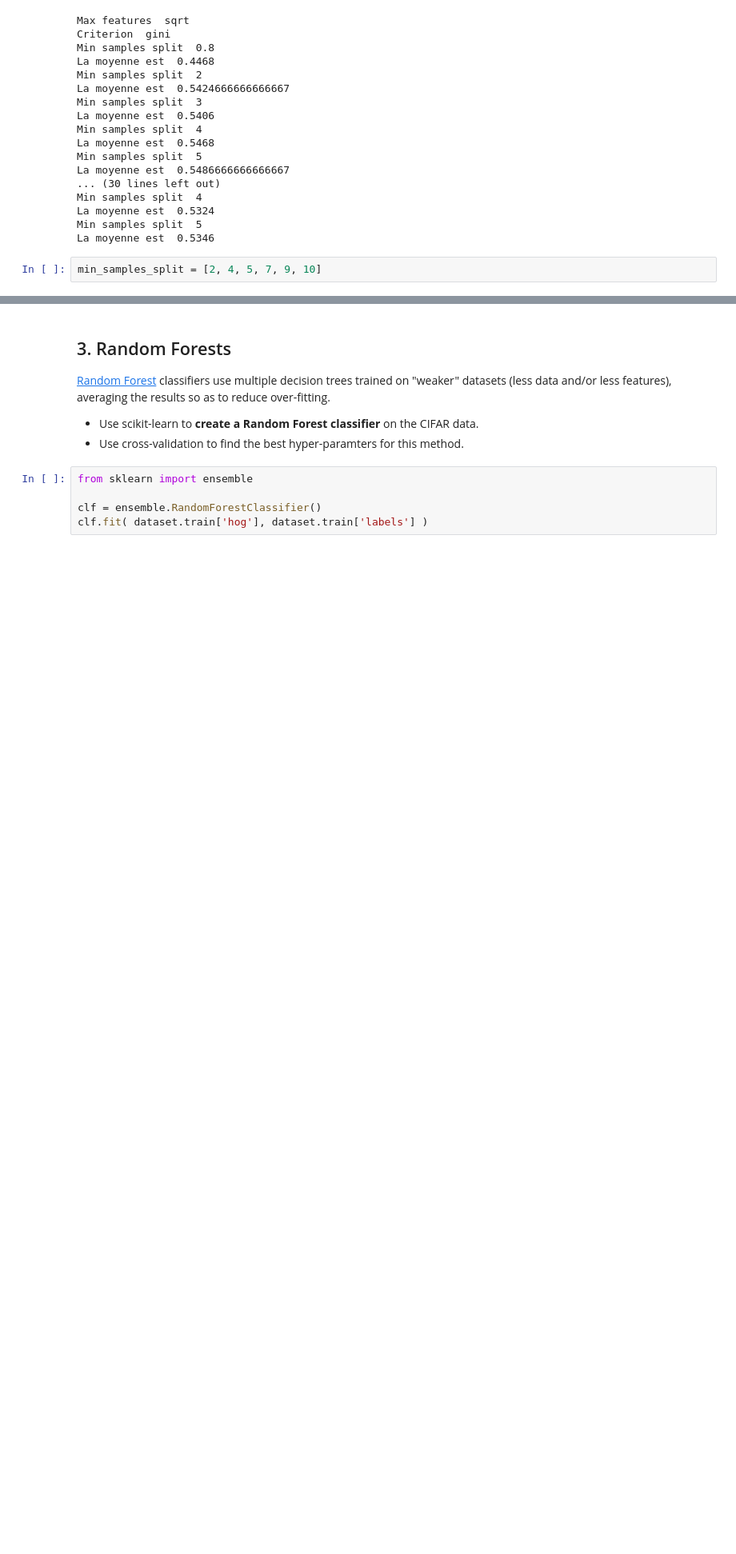
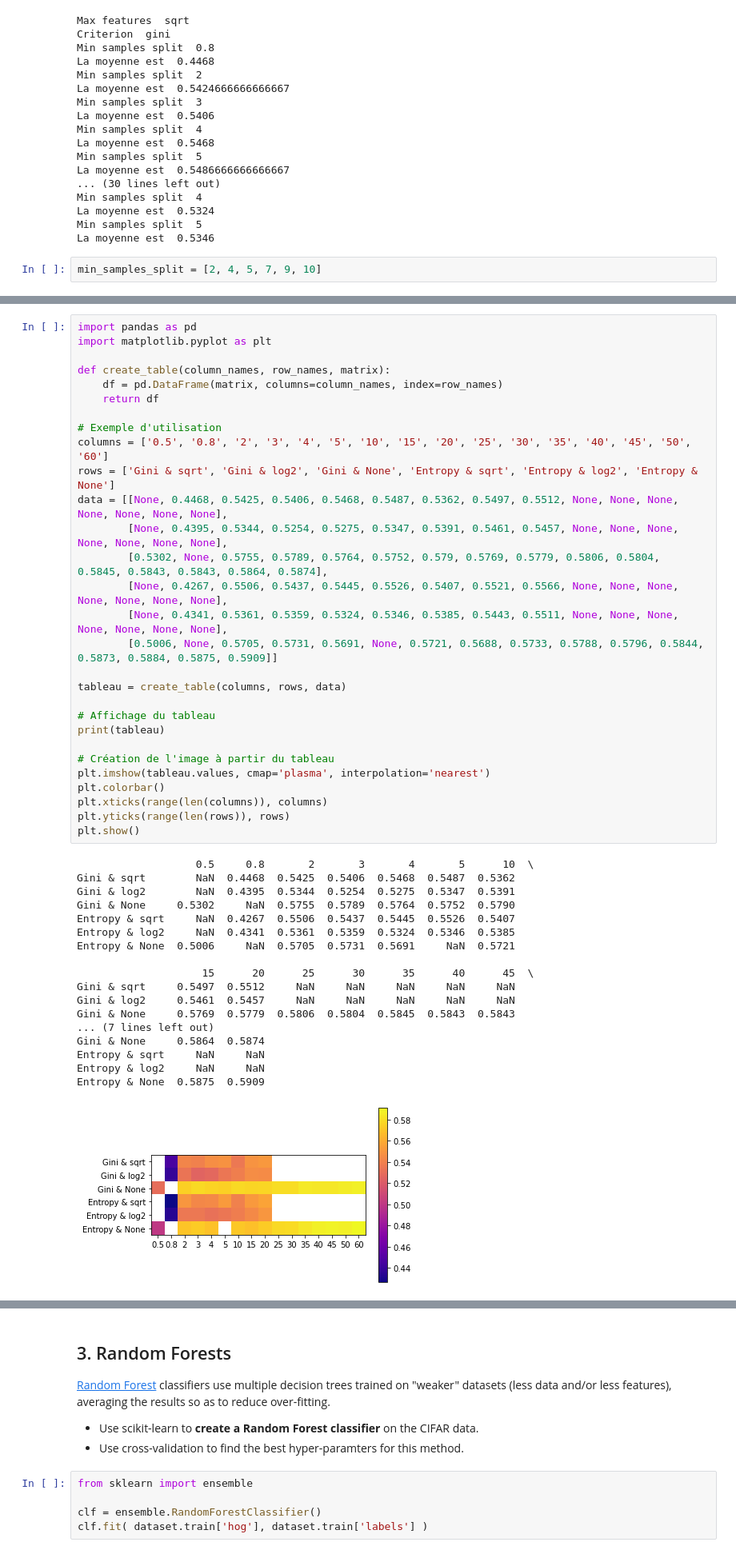
Before and after one commit to jszpirer/info-h-501, a Jupyter notebook: docs/LABS/ML1_Nearest_Neighbours_and_Decision_Trees.ipynb, the cells around one changed output, grey strips where cells are left out. Shown at 80% size. Cells and saved outputs as stored; diff of their text form; blank space fills up the shorter version.

```diff
--- a/docs/LABS/ML1_Nearest_Neighbours_and_Decision_Trees.ipynb
+++ b/docs/LABS/ML1_Nearest_Neighbours_and_Decision_Trees.ipynb
@@ -331,0 +488,48 @@ La moyenne est  0.5758666666666666
+# %%
+import pandas as pd
+import matplotlib.pyplot as plt
+
+def create_table(column_names, row_names, matrix):
+    df = pd.DataFrame(matrix, columns=column_names, index=row_names)
+    return df
+
+# Exemple d'utilisation
+columns = ['0.5', '0.8', '2', '3', '4', '5', '10', '15', '20', '25', '30', '35', '40', '45', '50', '60']
+rows = ['Gini & sqrt', 'Gini & log2', 'Gini & None', 'Entropy & sqrt', 'Entropy & log2', 'Entropy & None']
+data = [[None, 0.4468, 0.5425, 0.5406, 0.5468, 0.5487, 0.5362, 0.5497, 0.5512, None, None, None, None, None, None, None],
+        [None, 0.4395, 0.5344, 0.5254, 0.5275, 0.5347, 0.5391, 0.5461, 0.5457, None, None, None, None, None, None, None],
+        [0.5302, None, 0.5755, 0.5789, 0.5764, 0.5752, 0.579, 0.5769, 0.5779, 0.5806, 0.5804, 0.5845, 0.5843, 0.5843, 0.5864, 0.5874],
+        [None, 0.4267, 0.5506, 0.5437, 0.5445, 0.5526, 0.5407, 0.5521, 0.5566, None, None, None, None, None, None, None],
+        [None, 0.4341, 0.5361, 0.5359, 0.5324, 0.5346, 0.5385, 0.5443, 0.5511, None, None, None, None, None, None, None],
+        [0.5006, None, 0.5705, 0.5731, 0.5691, None, 0.5721, 0.5688, 0.5733, 0.5788, 0.5796, 0.5844, 0.5873, 0.5884, 0.5875, 0.5909]]
+
+tableau = create_table(columns, rows, data)
+
+# Affichage du tableau
+print(tableau)
+
+# Création de l'image à partir du tableau
+plt.imshow(tableau.values, cmap='plasma', interpolation='nearest')
+plt.colorbar()
+plt.xticks(range(len(columns)), columns)
+plt.yticks(range(len(rows)), rows)
+plt.show()
+# %% [output]
+                   0.5     0.8       2       3       4       5      10  \
+Gini & sqrt        NaN  0.4468  0.5425  0.5406  0.5468  0.5487  0.5362
+Gini & log2        NaN  0.4395  0.5344  0.5254  0.5275  0.5347  0.5391
+Gini & None     0.5302     NaN  0.5755  0.5789  0.5764  0.5752  0.5790
+Entropy & sqrt     NaN  0.4267  0.5506  0.5437  0.5445  0.5526  0.5407
+Entropy & log2     NaN  0.4341  0.5361  0.5359  0.5324  0.5346  0.5385
+Entropy & None  0.5006     NaN  0.5705  0.5731  0.5691     NaN  0.5721
+
+                    15      20      25      30      35      40      45  \
+Gini & sqrt     0.5497  0.5512     NaN     NaN     NaN     NaN     NaN
+Gini & log2     0.5461  0.5457     NaN     NaN     NaN     NaN     NaN
+Gini & None     0.5769  0.5779  0.5806  0.5804  0.5845  0.5843  0.5843
+... (7 lines left out)
+Gini & None     0.5864  0.5874
+Entropy & sqrt     NaN     NaN
+Entropy & log2     NaN     NaN
+Entropy & None  0.5875  0.5909
+[figure, added]
```
Also changed, not shown: parts of 20 cells of this notebook, 3 other files.
